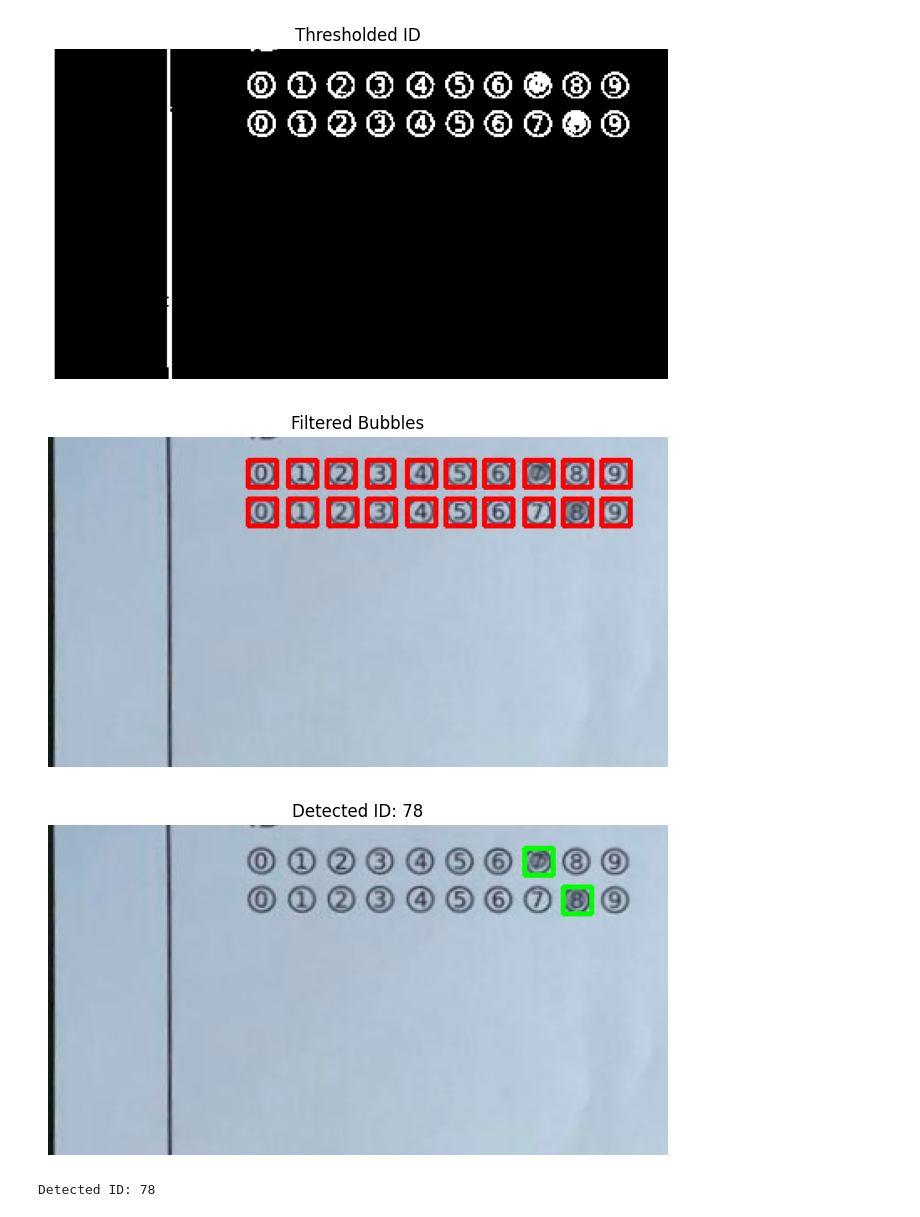
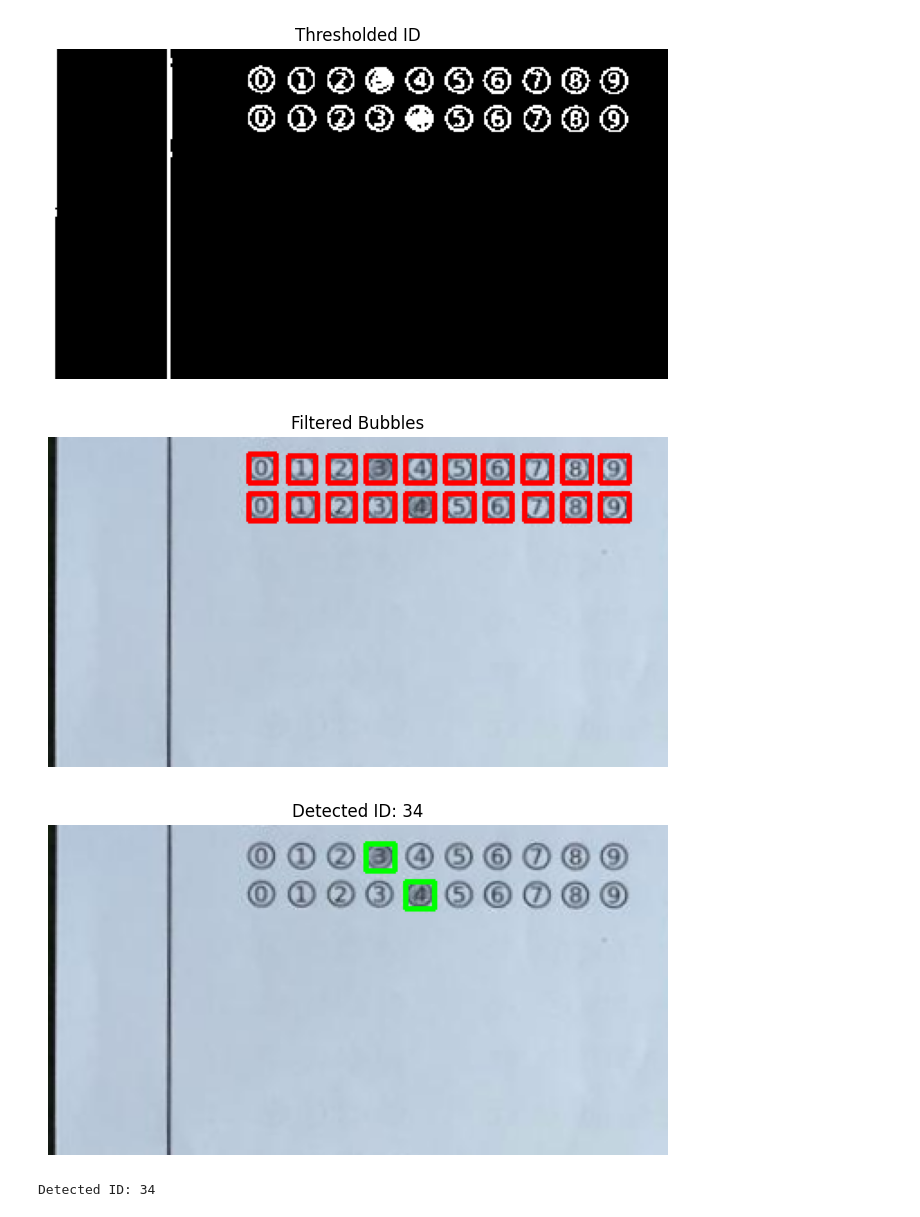
Before and after one commit to OmarIsmail11/GradesAutoFiller, a Jupyter notebook: Module2BubbleSheetCorrection/notebooks/idExtraction.ipynb, the cells around one changed output. Saved outputs shown, nothing was run; the diff lists cells and outputs as text; code cells hidden in the pictures.

```diff
--- a/Module2BubbleSheetCorrection/notebooks/idExtraction.ipynb
+++ b/Module2BubbleSheetCorrection/notebooks/idExtraction.ipynb
@@ -72,7 +72,7 @@ def detectID(idImage):
     show_image(detectedBubblesImage, f"Detected ID: {id_number}")
     return id_number
 
-imagePath = "../data/images/3.jpg"
+imagePath = "../data/images/1.jpg"
 paper = extractPaper(imagePath)
 show_images([paper])
 height, width, channels = paper.shape
@@ -86,4 +86,4 @@ print("Detected ID:", studentID)
-[figure, old version]
+[figure, new version]
-[figure, old version]
+[figure, new version]
-[figure, old version]
+[figure, new version]
-Detected ID: 78
+Detected ID: 34
```
Also changed, not shown: parts of 1 cell of this notebook, 2 other files.
